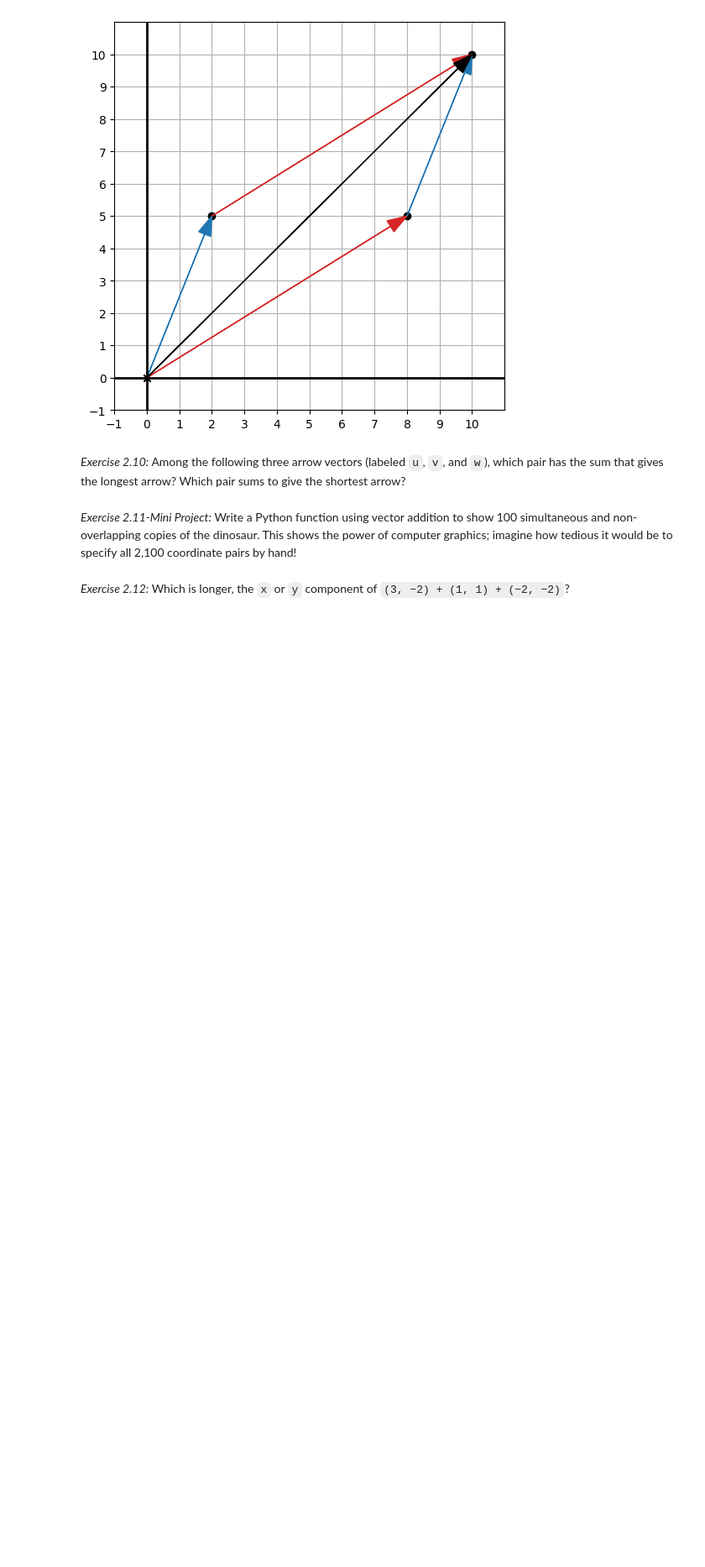
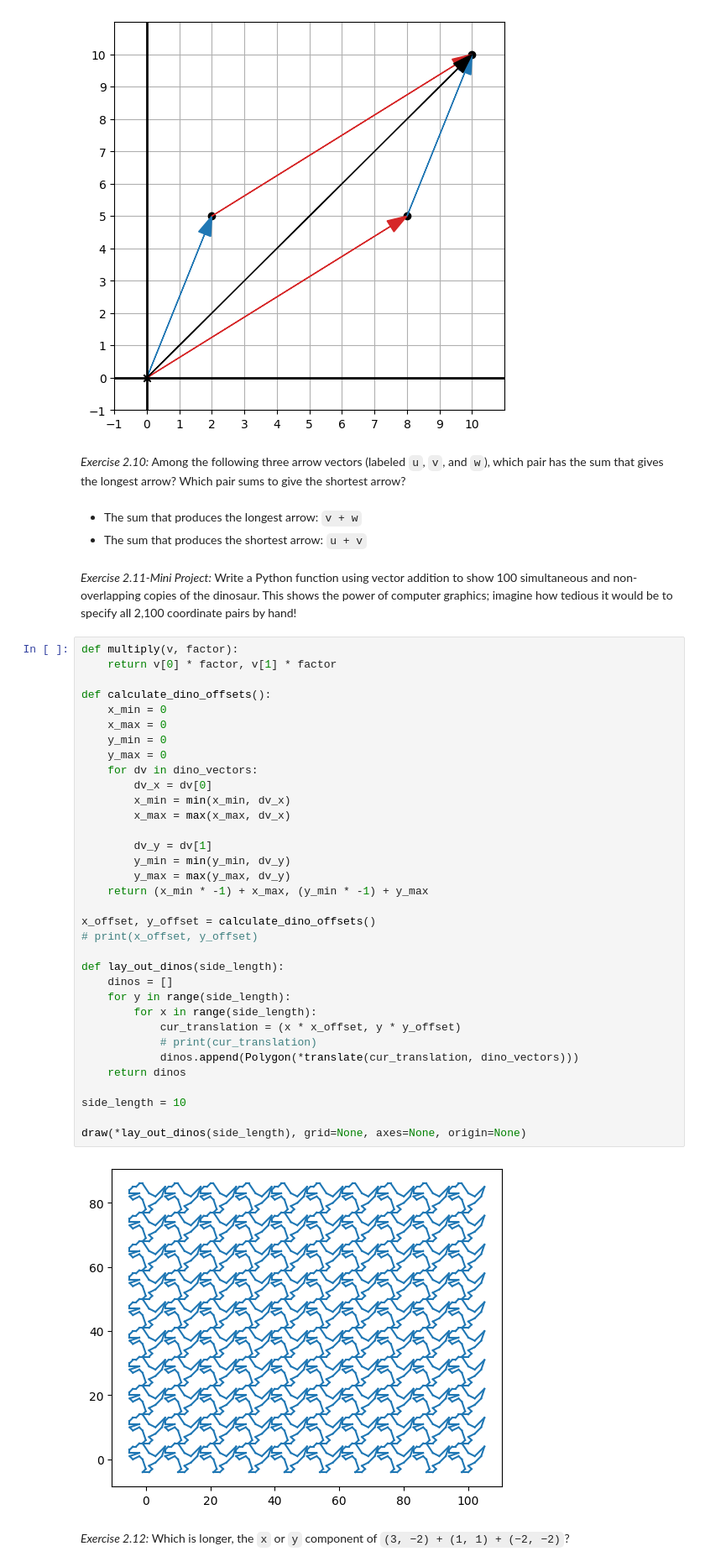
Before and after one commit to btgrant-76/Math-for-Programmers, a Jupyter notebook: Chapter 02/Chapter 02 Exercises.ipynb, the cells around one changed output. Shown at 84% size. Cells and saved outputs as stored; diff of their text form; blank space fills up the shorter version.

```diff
--- a/Chapter 02/Chapter 02 Exercises.ipynb
+++ b/Chapter 02/Chapter 02 Exercises.ipynb
@@ -130,7 +132,46 @@ draw(
 [figure]
 # %% [markdown]
 *Exercise 2.10:*  Among the following three arrow vectors (labeled `u`, `v`, and `w`), which pair has the sum that gives the longest arrow? Which pair sums to give the shortest arrow?
+# %% [markdown]
+* The sum that produces the longest arrow:  `v + w`
+* The sum that produces the shortest arrow:  `u + v`
 # %% [markdown]
 *Exercise 2.11-Mini Project:*  Write a Python function using vector addition to show 100 simultaneous and non-overlapping copies of the dinosaur. This shows the power of computer graphics; imagine how tedious it would be to specify all 2,100 coordinate pairs by hand!
+# %%
+def multiply(v, factor):
+    return v[0] * factor, v[1] * factor
+
+def calculate_dino_offsets():
+    x_min = 0
+    x_max = 0
+    y_min = 0
+    y_max = 0
+    for dv in dino_vectors:
+        dv_x = dv[0]
+        x_min = min(x_min, dv_x)
+        x_max = max(x_max, dv_x)
+
+        dv_y = dv[1]
+        y_min = min(y_min, dv_y)
+        y_max = max(y_max, dv_y)
+    return (x_min * -1) + x_max, (y_min * -1) + y_max
+
+x_offset, y_offset = calculate_dino_offsets()
+# print(x_offset, y_offset)
+
+def lay_out_dinos(side_length):
+    dinos = []
+    for y in range(side_length):
+        for x in range(side_length):
+            cur_translation = (x * x_offset, y * y_offset)
+            # print(cur_translation)
+            dinos.append(Polygon(*translate(cur_translation, dino_vectors)))
+    return dinos
+
+side_length = 10
+
+draw(*lay_out_dinos(side_length), grid=None, axes=None, origin=None)
+# %% [output]
+[figure, added]
 # %% [markdown]
 *Exercise 2.12:*  Which is longer, the `x` or `y` component of `(3, −2) + (1, 1) + (−2, −2)`?
```
Also changed, not shown: parts of 13 cells of this notebook.
